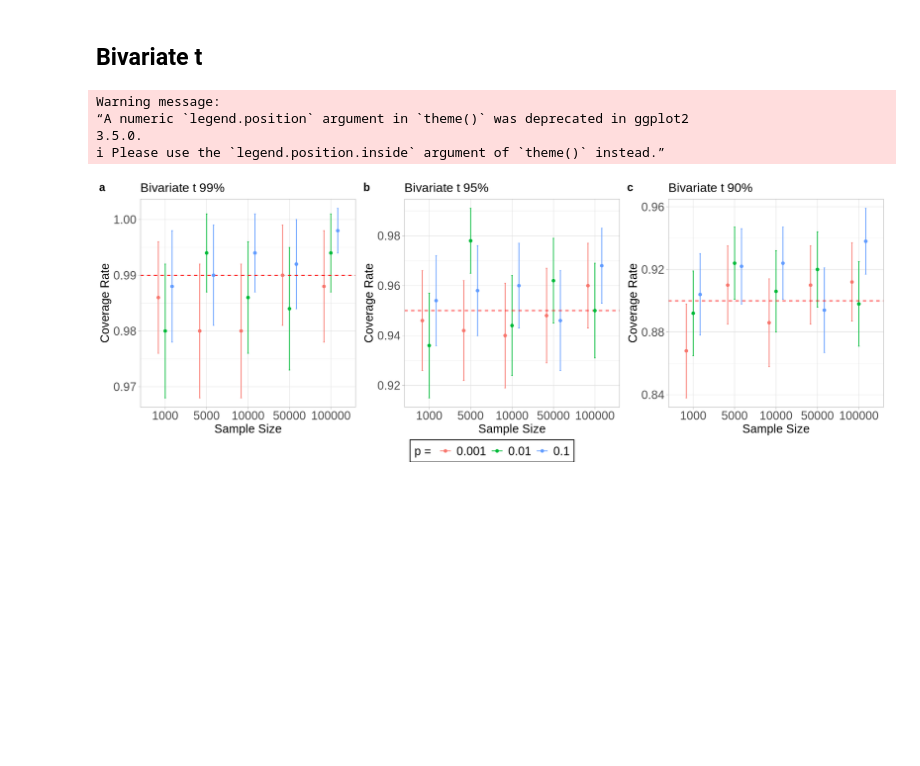
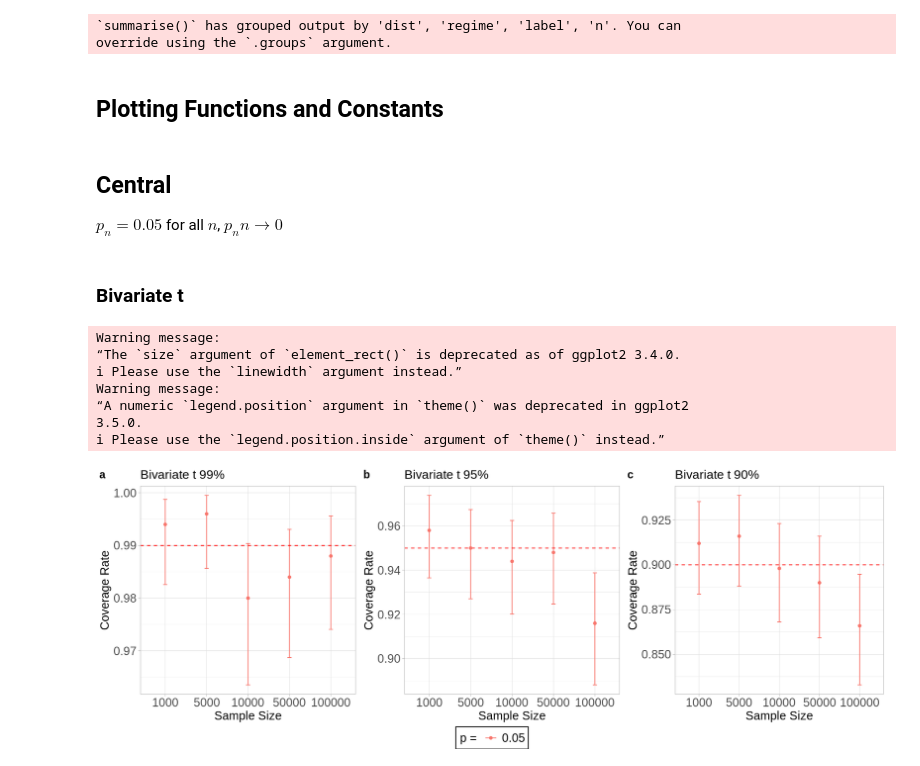
Before and after one commit to jbbutler/isolines_uq, a Jupyter notebook: notebooks/coverage_results_notebooks/empirical_coverage_results.ipynb, the cells around one changed output. Cells and saved outputs as stored; diff of their text form; code cells hidden in the pictures; blank space fills up the shorter version.

```diff
--- a/notebooks/coverage_results_notebooks/empirical_coverage_results.ipynb
+++ b/notebooks/coverage_results_notebooks/empirical_coverage_results.ipynb
@@ -65,0 +31,16 @@ plt_coverages <- function(a, dist, title, res) {
+# %%
+res_df$unbounded <- (res_df$c_estimate >= res_df$p)
+full_res <- res_df %>% group_by(dist, regime, label, n, alpha) %>% summarize(num_covered=sum(is_covered), covrate=mean(is_covered), unbounded_rate=mean(unbounded))
+# %% [output]
+`summarise()` has grouped output by 'dist', 'regime', 'label', 'n'. You can
+override using the `.groups` argument.
+# %%
+# meta_alpha is for 1-alpha binomial confidence intervals for the true coverage rate p
+meta_alpha <- 0.05
+# intervals computed using Clopper-Pearson intervals
+confint_lb <- qbeta(meta_alpha/2, full_res$num_covered, 500 - full_res$num_covered + 1)
+confint_ub <- qbeta(1-(meta_alpha/2), full_res$num_covered + 1, 500 - full_res$num_covered)
+full_res$confint_lb <- confint_lb
+full_res$confint_ub <- confint_ub
+# %% [markdown]
+## Plotting Functions and Constants
@@ -66,26 +122,34 @@ plt_coverages <- function(a, dist, title, res) {
+# %% [markdown]
+## Central
+
+$p_{n} = 0.05$ for all $n$, $p_{n}n \to 0$
 # %% [markdown]
-## Bivariate t
+### Bivariate t
 # %%
 options(repr.plot.width=DISPLAY_WIDTH, repr.plot.height=DISPLAY_HEIGHT)
 
 distn <- 'bivt'
 title <- 'Bivariate t'
+regime <- 'central'
 
-plt1 <- plt_coverages(0.01, , title, good_res)
-plt2 <- plt_coverages(0.05, distn, title, good_res)
-plt3 <- plt_coverages(0.1, distn, title, good_res)
+plt1 <- plt_coverages(0.01, distn, regime, title, full_res)
+plt2 <- plt_coverages(0.05, distn, regime, title, full_res)
+plt3 <- plt_coverages(0.1, distn, regime, title, full_res)
 
 plt <- ggarrange(plt1, plt2, plt3,
                  ncol = 3, nrow = 1,
                  labels = c("a", "b", "c"),
                  common.legend = TRUE,
                  legend = "bottom")
 
 plt
-ggsave('bivt_empirical.png', plot=plt, height=DISPLAY_HEIGHT, width=DISPLAY_WIDTH, path=save_path, dpi=300)
+#ggsave('bivt_empirical.png', plot=plt, height=DISPLAY_HEIGHT, width=DISPLAY_WIDTH, path=save_path, dpi=300)
 # %% [output]
+Warning message:
+“The `size` argument of `element_rect()` is deprecated as of ggplot2 3.4.0.
+ℹ Please use the `linewidth` argument instead.”
 Warning message:
 “A numeric `legend.position` argument in `theme()` was deprecated in ggplot2
 3.5.0.
 ℹ Please use the `legend.position.inside` argument of `theme()` instead.”
-[figure, old version]
+[figure, new version]
```
Also changed, not shown: parts of 42 cells of this notebook, 23 other files.
